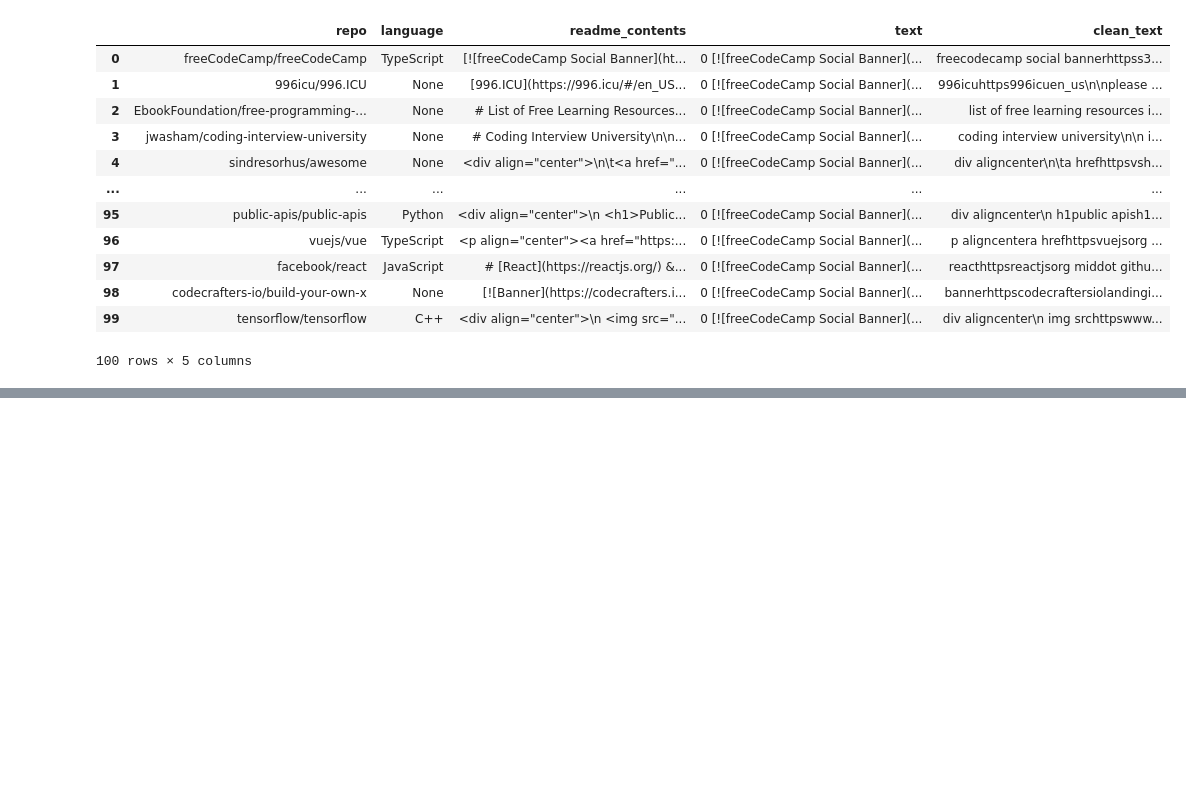
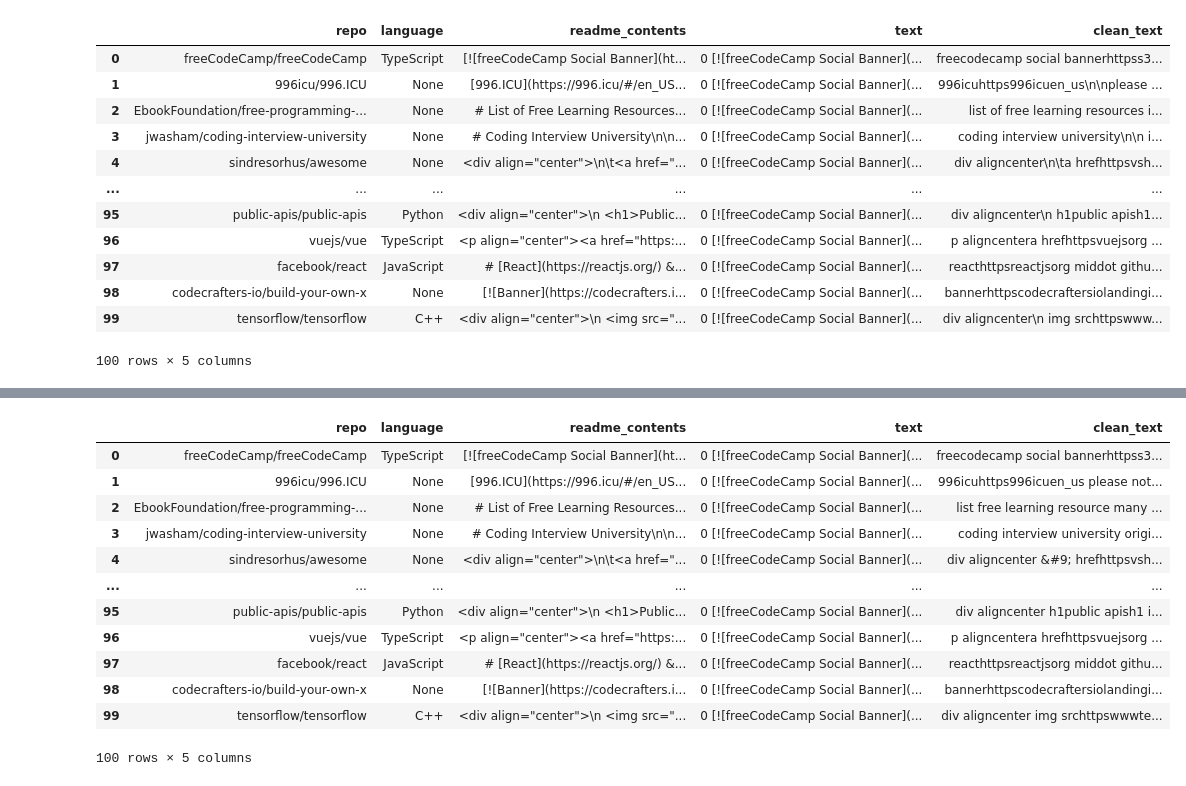
Before and after one commit to NLP-Project-Burton-Yuvia-Yvette/NLP-Project, a Jupyter notebook: webscraping.ipynb, the cells around one changed output, grey strips where cells are left out. Drawn from its saved outputs; the diff is of its cells as text; code cells hidden in the pictures; blank space fills up the shorter version.

```diff
--- a/webscraping.ipynb
+++ b/webscraping.ipynb
@@ -276,0 +292,55 @@ Name: clean_text, Length: 100, dtype: object
+# %%
+def lemmatize(string):
+    '''
+    This function takes in string for and
+    returns a string with words lemmatized.
+    '''
+    # create our lemmatizer object
+    wnl = nltk.stem.WordNetLemmatizer()
+    # use a list comprehension to lemmatize each word
+    # string.split() => output a list of every token inside of the document
+    lemmas = [wnl.lemmatize(word) for word in string.split()]
+    # glue the lemmas back together by the strings we split on
+    string = ' '.join(lemmas)
+    #return the altered document
+    return string
+# %%
+df['clean_text']= df.clean_text.apply(lemmatize)
+# %%
+def remove_stopwords(string, extra_words = [], exclude_words = []):
+    '''
+    This function takes in a string, optional extra_words and exclude_words parameters
+    with default empty lists and returns a string.
+    '''
+    # assign our stopwords from nltk into stopword_list
+    stopword_list = stopwords.words('english')
+    # utilizing set casting, i will remove any excluded stopwords
+    stopword_list = set(stopword_list) - set(exclude_words)
+    # add in any extra words to my stopwords set using a union
+    stopword_list = stopword_list.union(set(extra_words))
+    # split our document by spaces
+    words = string.split()
+    # every word in our document, as long as that word is not in our stopwords
+    filtered_words = [word for word in words if word not in stopword_list]
+    # glue it back together with spaces, as it was so it shall be
+    string_without_stopwords = ' '.join(filtered_words)
+    # return the document back
+    return string_without_stopwords
+# %%
+df['clean_text']= df.clean_text.apply(remove_stopwords)
+# %%
+df
+# %% [output]
+|  | repo | language | readme_contents | text | clean_text |
+| 0 | freeCodeCamp/freeCodeCamp | TypeScript | [![freeCodeCamp Social Banner](ht... | 0 [![freeCodeCamp Social Banner](... | freecodecamp social bannerhttpss3... |
+| 1 | 996icu/996.ICU | None | [996.ICU](https://996.icu/#/en_US... | 0 [![freeCodeCamp Social Banner](... | 996icuhttps996icuen_us please not... |
+| 2 | EbookFoundation/free-programming-... | None | # List of Free Learning Resources... | 0 [![freeCodeCamp Social Banner](... | list free learning resource many ... |
+| 3 | jwasham/coding-interview-university | None | # Coding Interview University\n\n... | 0 [![freeCodeCamp Social Banner](... | coding interview university origi... |
+| 4 | sindresorhus/awesome | None | <div align="center">\n\t<a href="... | 0 [![freeCodeCamp Social Banner](... | div aligncenter &#9; hrefhttpsvsh... |
+| ... | ... | ... | ... | ... | ... |
+| 95 | public-apis/public-apis | Python | <div align="center">\n <h1>Public... | 0 [![freeCodeCamp Social Banner](... | div aligncenter h1public apish1 i... |
+| 96 | vuejs/vue | TypeScript | <p align="center"><a href="https:... | 0 [![freeCodeCamp Social Banner](... | p aligncentera hrefhttpsvuejsorg ... |
+| 97 | facebook/react | JavaScript | # [React](https://reactjs.org/) &... | 0 [![freeCodeCamp Social Banner](... | reacthttpsreactjsorg middot githu... |
+| 98 | codecrafters-io/build-your-own-x | None | [![Banner](https://codecrafters.i... | 0 [![freeCodeCamp Social Banner](... | bannerhttpscodecraftersiolandingi... |
+| 99 | tensorflow/tensorflow | C++ | <div align="center">\n <img src="... | 0 [![freeCodeCamp Social Banner](... | div aligncenter img srchttpswwwte... |
+100 rows × 5 columns
```
Also changed, not shown: parts of 3 cells of this notebook.
